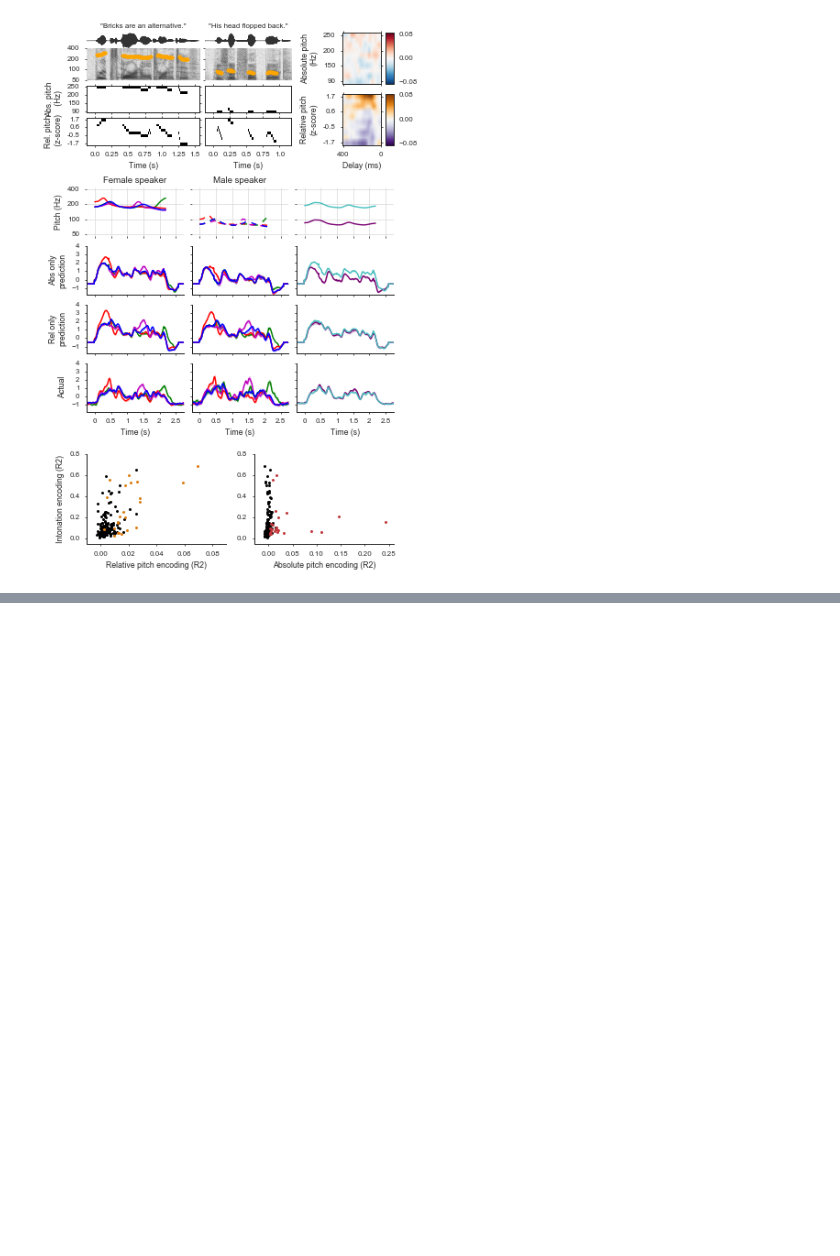
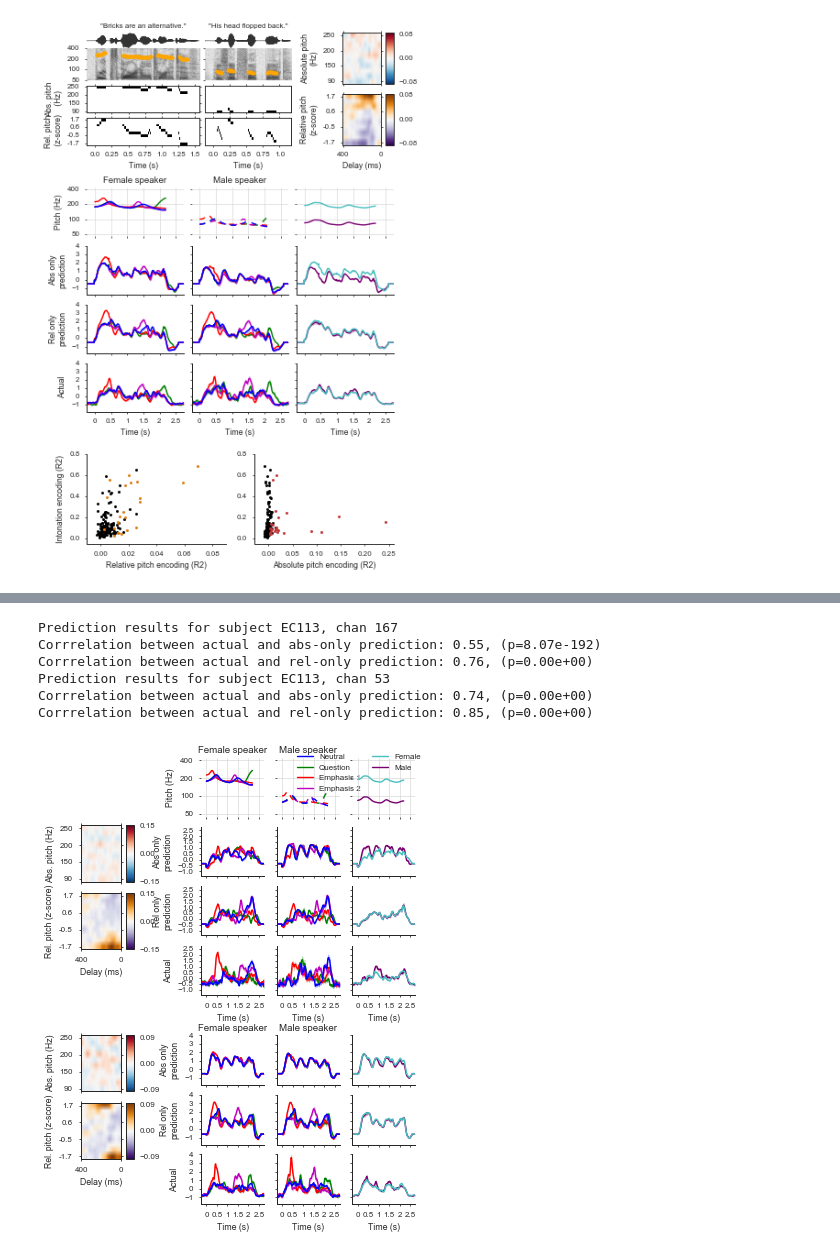
Before and after one commit to ChangLabUcsf/intonatang, a Jupyter notebook: Paper figures.ipynb, the cells around one changed output, grey strips where cells are left out. Cells and saved outputs as stored; diff of their text form; code cells hidden in the pictures; blank space fills up the shorter version.

```diff
--- a/Paper figures.ipynb
+++ b/Paper figures.ipynb
@@ -29,0 +45,10 @@ Corrrelation between intonation R2 and relative pitch R2: 0.57, (p=6.79e-17)
+# %%
+fig = figs.sfig4()
+# %% [output]
+Prediction results for subject EC113, chan 167
+Corrrelation between actual and abs-only prediction: 0.55, (p=8.07e-192)
+Corrrelation between actual and rel-only prediction: 0.76, (p=0.00e+00)
+Prediction results for subject EC113, chan 53
+Corrrelation between actual and abs-only prediction: 0.74, (p=0.00e+00)
+Corrrelation between actual and rel-only prediction: 0.85, (p=0.00e+00)
+[figure, added]
```
Also changed, not shown: parts of 4 cells of this notebook.
